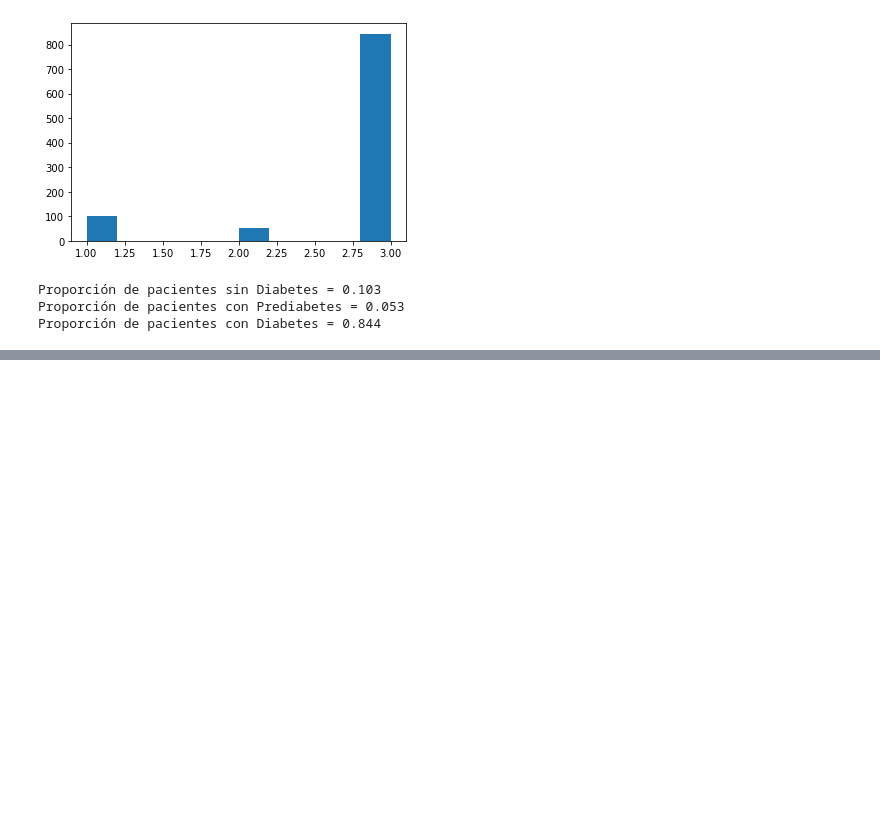
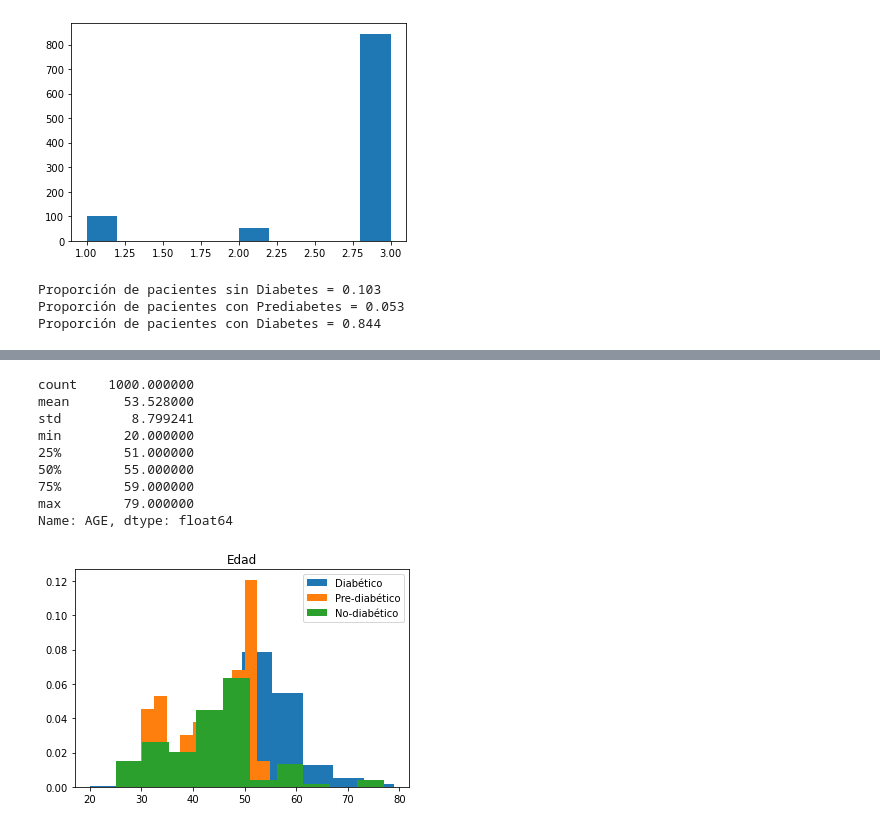
Before and after one commit to jadiazm/Repo_Proyecto_1, a Jupyter notebook: Diabetes.ipynb, the cells around one changed output, grey strips where cells are left out. Saved outputs shown, nothing was run; the diff lists cells and outputs as text; code cells hidden in the pictures; blank space fills up the shorter version.

```diff
--- a/Diabetes.ipynb
+++ b/Diabetes.ipynb
@@ -101,0 +105,18 @@ _ = plt.hist(data["CLASS"])
+# %%
+print(Statistics['AGE'])
+_ = plt.hist(data['AGE'][data['CLASS']==3], density=True, label='Diabético')
+_ = plt.hist(data['AGE'][data['CLASS']==2], density=True, label='Pre-diabético')
+_ = plt.hist(data['AGE'][data['CLASS']==1], density=True, label='No-diabético')
+_ = plt.title('Edad')
+_ = plt.legend()
+# %% [output]
+count    1000.000000
+mean       53.528000
+std         8.799241
+min        20.000000
+25%        51.000000
+50%        55.000000
+75%        59.000000
+max        79.000000
+Name: AGE, dtype: float64
+[figure, added]
```
Also changed, not shown: parts of 5 cells of this notebook.
